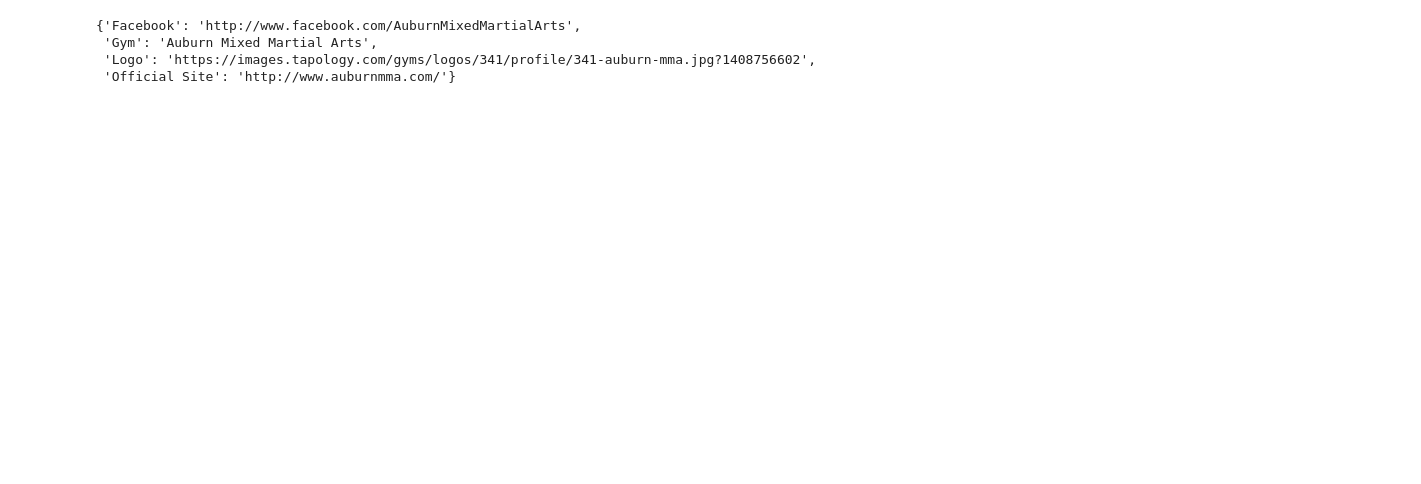
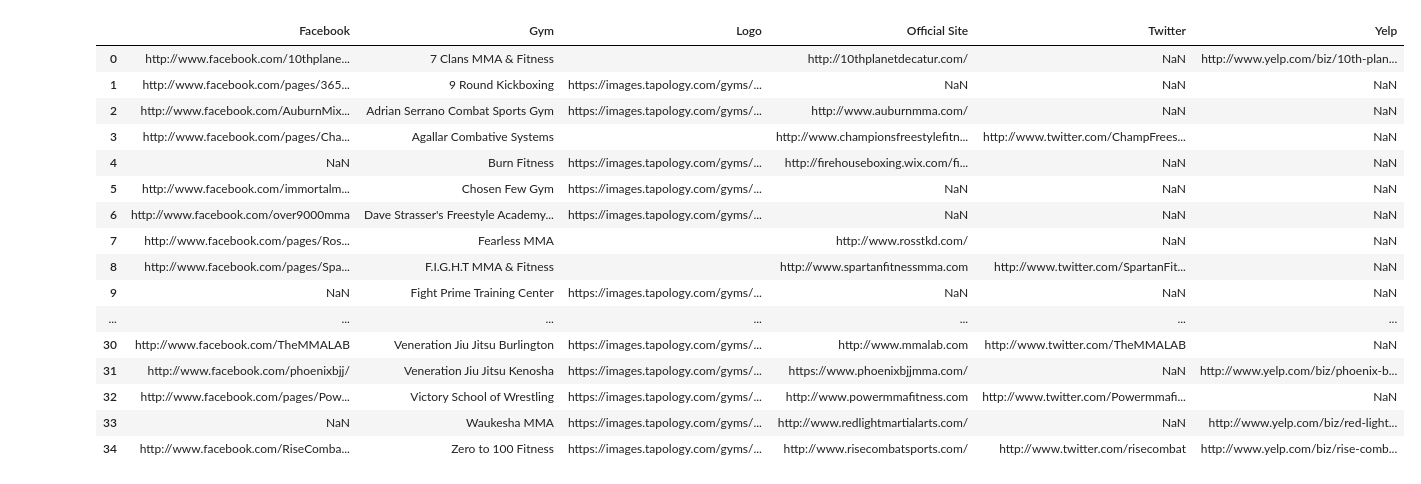
Before and after one commit to doubles078/python-projects, a Jupyter notebook: webscraping/lfd_scraper.ipynb, the cells around one changed output. Drawn from its saved outputs; the diff is of its cells as text; code cells hidden in the pictures; blank space fills up the shorter version.

Commit message:
Final updates to scraper. Saved data to dbox after this.

```diff
--- a/webscraping/lfd_scraper.ipynb
+++ b/webscraping/lfd_scraper.ipynb
@@ -65,6 +80,7 @@ urllib3.disable_warnings()
 
 #Use the list of links scraped from the first pull to go into the detail pages for each gym and pull relevant information.
 new_gyms = []
+social_dfs = []
 
 for gym in state_dfs:
     n=[]
@@ -98,6 +114,8 @@ for gym in state_dfs:
                 f[row2.text] = row2.get('href')
 
         n.append(f)
+    df_social = pd.DataFrame(n)
+    social_dfs.append(df_social)
 # %% [output]
 1
 2
@@ -109,8 +137,21 @@ KeyboardInterrupt:
-# %%
-n[2]
-# %% [output]
-{'Facebook': 'http://www.facebook.com/AuburnMixedMartialArts',
- 'Gym': 'Auburn Mixed Martial Arts',
- 'Logo': 'https://images.tapology.com/gyms/logos/341/profile/341-auburn-mma.jpg?1408756602',
- 'Official Site': 'http://www.auburnmma.com/'}
+# %%
+social_dfs[49]
+# %% [output]
+|  | Facebook | Gym | Logo | Official Site | Twitter | Yelp |
+| 0 | http://www.facebook.com/10thplane... | 7 Clans MMA & Fitness |  | http://10thplanetdecatur.com/ | NaN | http://www.yelp.com/biz/10th-plan... |
+| 1 | http://www.facebook.com/pages/365... | 9 Round Kickboxing | https://images.tapology.com/gyms/... | NaN | NaN | NaN |
+| 2 | http://www.facebook.com/AuburnMix... | Adrian Serrano Combat Sports Gym | https://images.tapology.com/gyms/... | http://www.auburnmma.com/ | NaN | NaN |
+| 3 | http://www.facebook.com/pages/Cha... | Agallar Combative Systems |  | http://www.championsfreestylefitn... | http://www.twitter.com/ChampFrees... | NaN |
+| 4 | NaN | Burn Fitness | https://images.tapology.com/gyms/... | http://firehouseboxing.wix.com/fi... | NaN | NaN |
+| 5 | http://www.facebook.com/immortalm... | Chosen Few Gym | https://images.tapology.com/gyms/... | NaN | NaN | NaN |
+| 6 | http://www.facebook.com/over9000mma | Dave Strasser's Freestyle Academy... | https://images.tapology.com/gyms/... | NaN | NaN | NaN |
+| 7 | http://www.facebook.com/pages/Ros... | Fearless MMA |  | http://www.rosstkd.com/ | NaN | NaN |
+| 8 | http://www.facebook.com/pages/Spa... | F.I.G.H.T MMA & Fitness |  | http://www.spartanfitnessmma.com | http://www.twitter.com/SpartanFit... | NaN |
+| 9 | NaN | Fight Prime Training Center | https://images.tapology.com/gyms/... | NaN | NaN | NaN |
+| ... | ... | ... | ... | ... | ... | ... |
+| 30 | http://www.facebook.com/TheMMALAB | Veneration Jiu Jitsu Burlington | https://images.tapology.com/gyms/... | http://www.mmalab.com | http://www.twitter.com/TheMMALAB | NaN |
+| 31 | http://www.facebook.com/phoenixbjj/ | Veneration Jiu Jitsu Kenosha | https://images.tapology.com/gyms/... | https://www.phoenixbjjmma.com/ | NaN | http://www.yelp.com/biz/phoenix-b... |
+| 32 | http://www.facebook.com/pages/Pow... | Victory School of Wrestling | https://images.tapology.com/gyms/... | http://www.powermmafitness.com | http://www.twitter.com/Powermmafi... | NaN |
+| 33 | NaN | Waukesha MMA | https://images.tapology.com/gyms/... | http://www.redlightmartialarts.com/ | NaN | http://www.yelp.com/biz/red-light... |
+| 34 | http://www.facebook.com/RiseComba... | Zero to 100 Fitness | https://images.tapology.com/gyms/... | http://www.risecombatsports.com/ | http://www.twitter.com/risecombat | http://www.yelp.com/biz/rise-comb... |
 # %%
```
Also changed, not shown: parts of 4 cells of this notebook.
